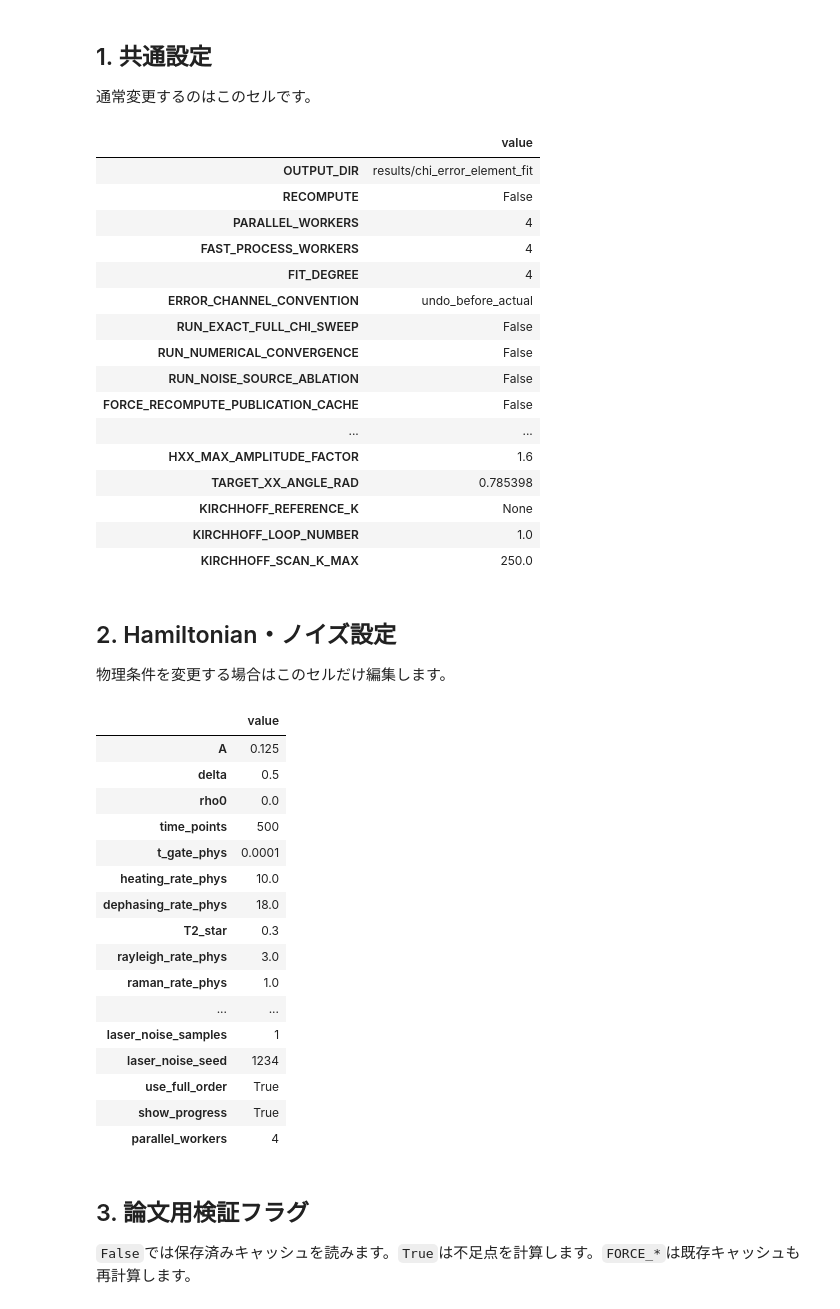
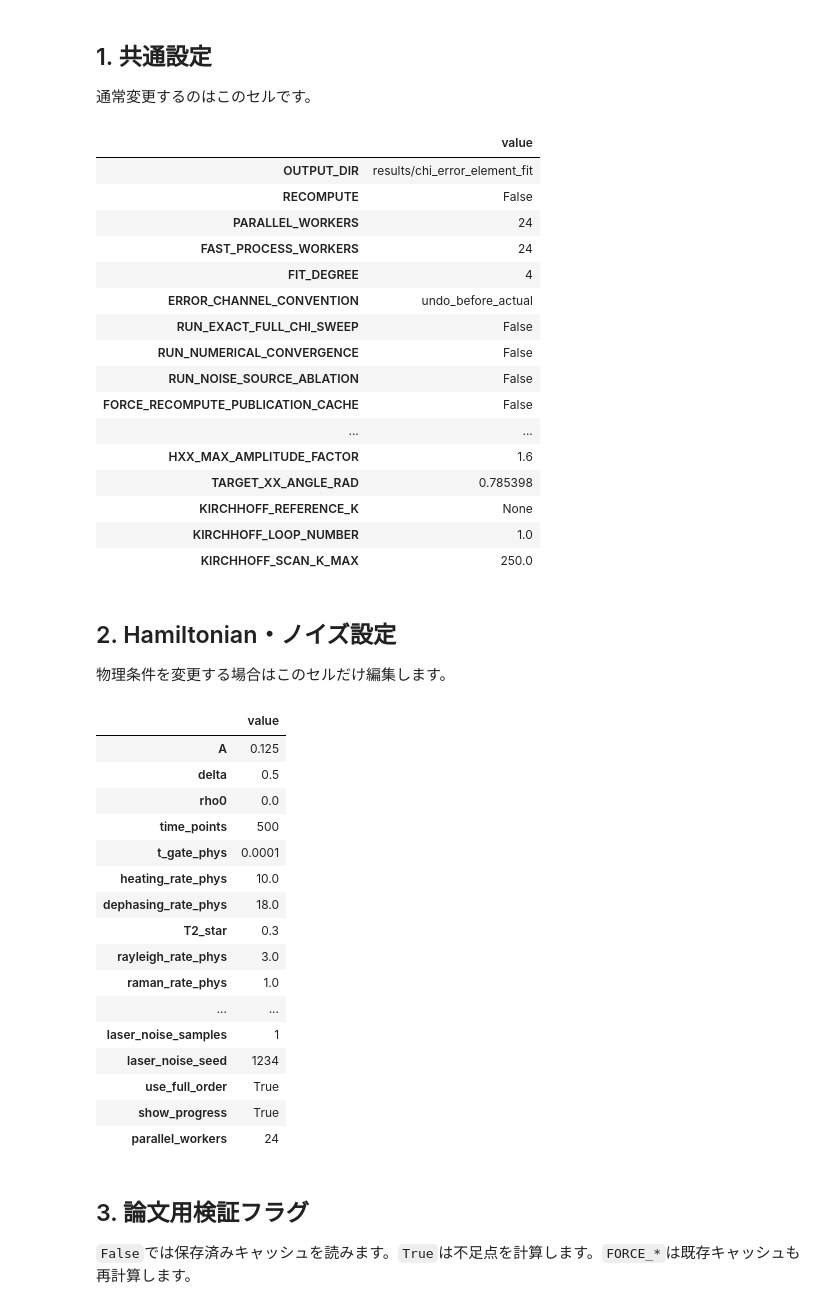
Before and after one commit to takeoka-lab/MS_gate_Hirai, a Jupyter notebook: chi_error_element_nbar_fit.ipynb, the cells around one changed output. Cells and saved outputs as stored; diff of their text form; code cells hidden in the pictures.

```diff
--- a/chi_error_element_nbar_fit.ipynb
+++ b/chi_error_element_nbar_fit.ipynb
@@ -30,25 +28,25 @@ Error:
 # %%
 CONFIG = workflow.default_config()
 
 CONFIG["OUTPUT_DIR"] = "results/chi_error_element_fit"
 CONFIG["NBAR_GRID"] = np.r_[0.01, np.arange(0.25, 20.0001, 0.25)]
 CONFIG["FIT_DEGREE"] = 4
 CONFIG["ERROR_CHANNEL_CONVENTION"] = "undo_before_actual"
 
 # 並列数。高n_barではメモリ使用量も増えるため、まず4を推奨。
-CONFIG["PARALLEL_WORKERS"] = 4
-CONFIG["FAST_PROCESS_WORKERS"] = 4
+CONFIG["PARALLEL_WORKERS"] = 24
+CONFIG["FAST_PROCESS_WORKERS"] = 24
 
 display(pd.Series({
     key: value for key, value in CONFIG.items()
     if key not in {"SIMULATION_PARAMS", "NBAR_GRID"}
 }, name="value").to_frame())
 # %% [output]
 |  | value |
 | OUTPUT_DIR | results/chi_error_element_fit |
 | RECOMPUTE | False |
-| PARALLEL_WORKERS | 4 |
-| FAST_PROCESS_WORKERS | 4 |
+| PARALLEL_WORKERS | 24 |
+| FAST_PROCESS_WORKERS | 24 |
 | FIT_DEGREE | 4 |
 | ERROR_CHANNEL_CONVENTION | undo_before_actual |
 | RUN_EXACT_FULL_CHI_SWEEP | False |
@@ -106,7 +104,7 @@ display(pd.Series(SIMULATION_PARAMS, name="value").to_frame())
 | laser_noise_seed | 1234 |
 | use_full_order | True |
 | show_progress | True |
-| parallel_workers | 4 |
+| parallel_workers | 24 |
 # %% [markdown]
 ## 3. 論文用検証フラグ
 
```
Also changed, not shown: parts of 7 cells of this notebook.
